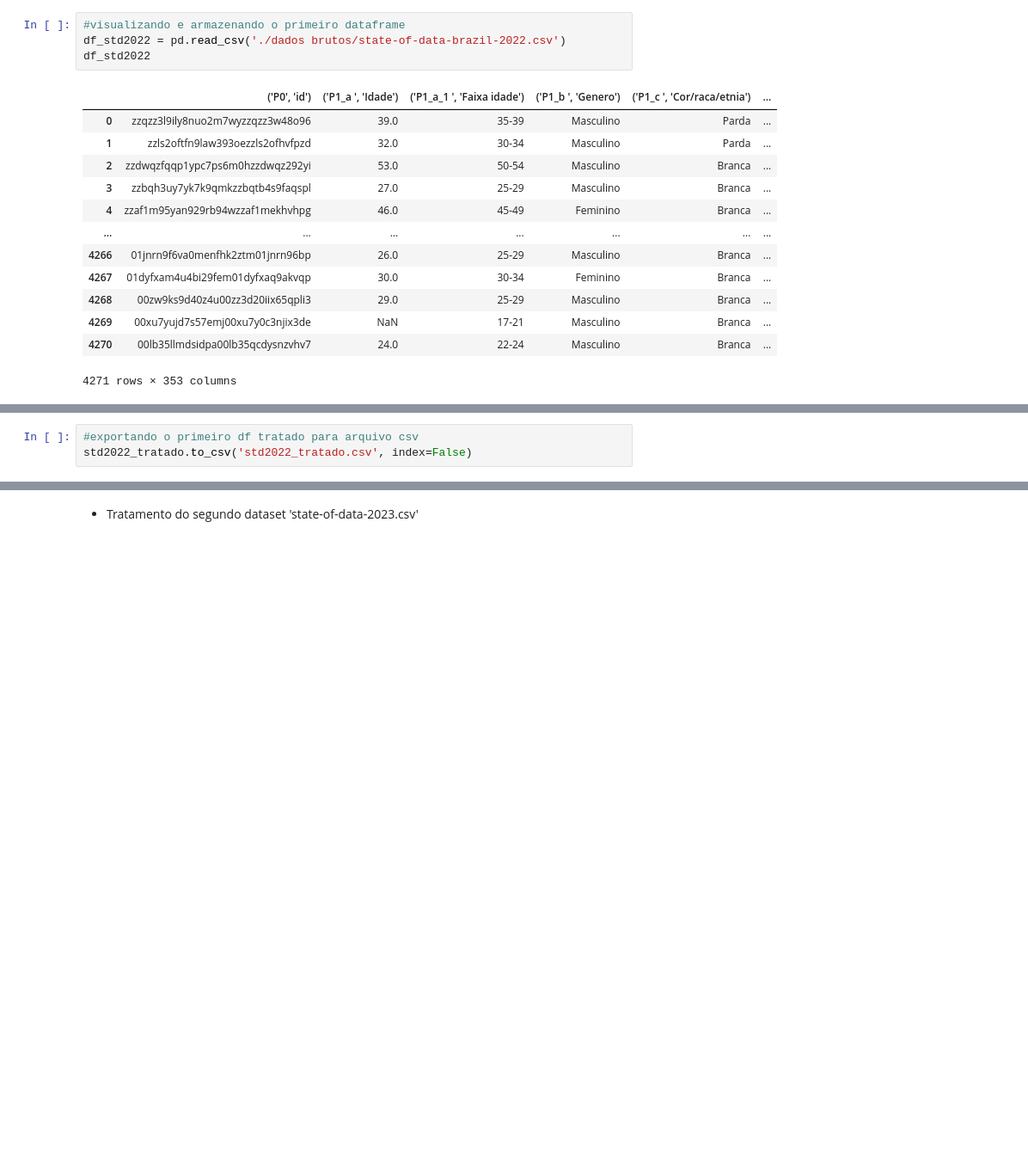
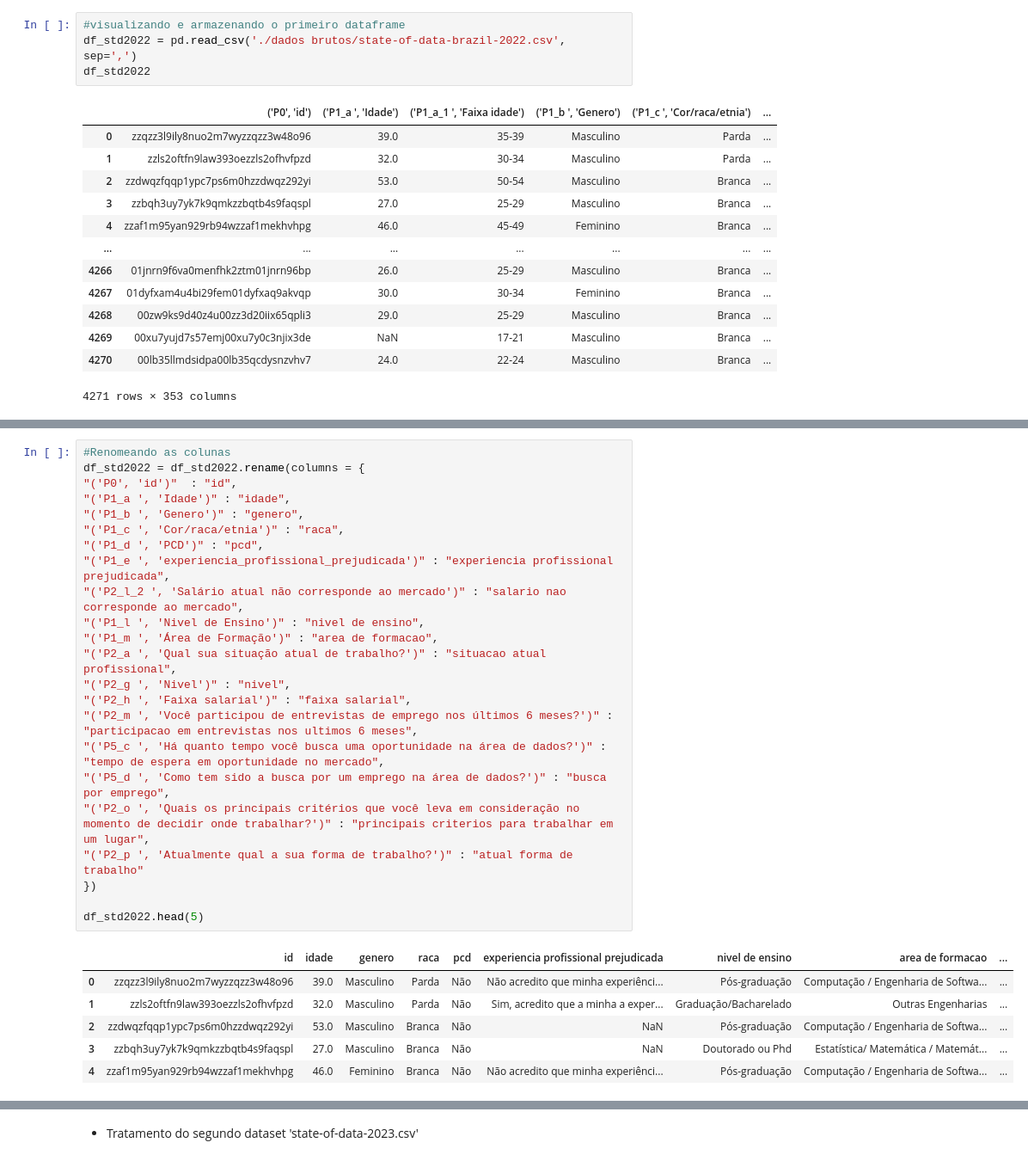
Before and after one commit to LaryssaCunha/analise-e-visualizacao-desigualdade-genero-em-dados, a Jupyter notebook: tratamento-dados.ipynb, the cells around one changed output, grey strips where cells are left out. Shown: that part at 86% size. Cells and saved outputs as stored; diff of their text form; blank space fills up the shorter version.

```diff
--- a/tratamento-dados.ipynb
+++ b/tratamento-dados.ipynb
@@ -4,7 +5,7 @@ import pandas as pd
 import matplotlib.pyplot as plt
 # %%
 #visualizando e armazenando o primeiro dataframe
-df_std2022 = pd.read_csv('./dados brutos/state-of-data-brazil-2022.csv')
+df_std2022 = pd.read_csv('./dados brutos/state-of-data-brazil-2022.csv', sep=',')
 df_std2022
 # %% [output]
 |  | ('P0', 'id') | ('P1_a ', 'Idade') | ('P1_a_1 ', 'Faixa idade') | ('P1_b ', 'Genero') | ('P1_c ', 'Cor/raca/etnia') | ... |
@@ -123,6 +136,33 @@ std2022_tratado
 | 4269 | 00xu7yujd7s57emj00xu7y0c3njix3de | NaN | Masculino | Branca | Não | ... |
 | 4270 | 00lb35llmdsidpa00lb35qcdysnzvhv7 | 24.0 | Masculino | Branca | Não | ... |
 4271 rows × 14 columns
-# %%
-#exportando o primeiro df tratado para arquivo csv
-std2022_tratado.to_csv('std2022_tratado.csv', index=False)
+# %%
+#Renomeando as colunas
+df_std2022 = df_std2022.rename(columns = {
+"('P0', 'id')"  : "id",
+"('P1_a ', 'Idade')" : "idade",
+"('P1_b ', 'Genero')" : "genero",
+"('P1_c ', 'Cor/raca/etnia')" : "raca",
+"('P1_d ', 'PCD')" : "pcd",
+"('P1_e ', 'experiencia_profissional_prejudicada')" : "experiencia profissional prejudicada",
+"('P2_l_2 ', 'Salário atual não corresponde ao mercado')" : "salario nao corresponde ao mercado",
+"('P1_l ', 'Nivel de Ensino')" : "nivel de ensino",
+"('P1_m ', 'Área de Formação')" : "area de formacao",
+"('P2_a ', 'Qual sua situação atual de trabalho?')" : "situacao atual profissional",
+"('P2_g ', 'Nivel')" : "nivel",
+"('P2_h ', 'Faixa salarial')" : "faixa salarial",
+"('P2_m ', 'Você participou de entrevistas de emprego nos últimos 6 meses?')" : "participacao em entrevistas nos ultimos 6 meses",
+"('P5_c ', 'Há quanto tempo você busca uma oportunidade na área de dados?')" : "tempo de espera em oportunidade no mercado",
+"('P5_d ', 'Como tem sido a busca por um emprego na área de dados?')" : "busca por emprego",
+"('P2_o ', 'Quais os principais critérios que você leva em consideração no momento de decidir onde trabalhar?')" : "principais criterios para trabalhar em um lugar",
+"('P2_p ', 'Atualmente qual a sua forma de trabalho?')" : "atual forma de trabalho"
+})
+
+df_std2022.head(5)
+# %% [output]
+|  | id | idade | genero | raca | pcd | experiencia profissional prejudicada | nivel de ensino | area de formacao | ... |
+| 0 | zzqzz3l9ily8nuo2m7wyzzqzz3w48o96 | 39.0 | Masculino | Parda | Não | Não acredito que minha experiênci... | Pós-graduação | Computação / Engenharia de Softwa... | ... |
+| 1 | zzls2oftfn9law393oezzls2ofhvfpzd | 32.0 | Masculino | Parda | Não | Sim, acredito que a minha a exper... | Graduação/Bacharelado | Outras Engenharias | ... |
+| 2 | zzdwqzfqqp1ypc7ps6m0hzzdwqz292yi | 53.0 | Masculino | Branca | Não | NaN | Pós-graduação | Computação / Engenharia de Softwa... | ... |
+| 3 | zzbqh3uy7yk7k9qmkzzbqtb4s9faqspl | 27.0 | Masculino | Branca | Não | NaN | Doutorado ou Phd | Estatística/ Matemática / Matemát... | ... |
+| 4 | zzaf1m95yan929rb94wzzaf1mekhvhpg | 46.0 | Feminino | Branca | Não | Não acredito que minha experiênci... | Pós-graduação | Computação / Engenharia de Softwa... | ... |
```
Also changed, not shown: parts of 30 cells of this notebook, 9 other files.
